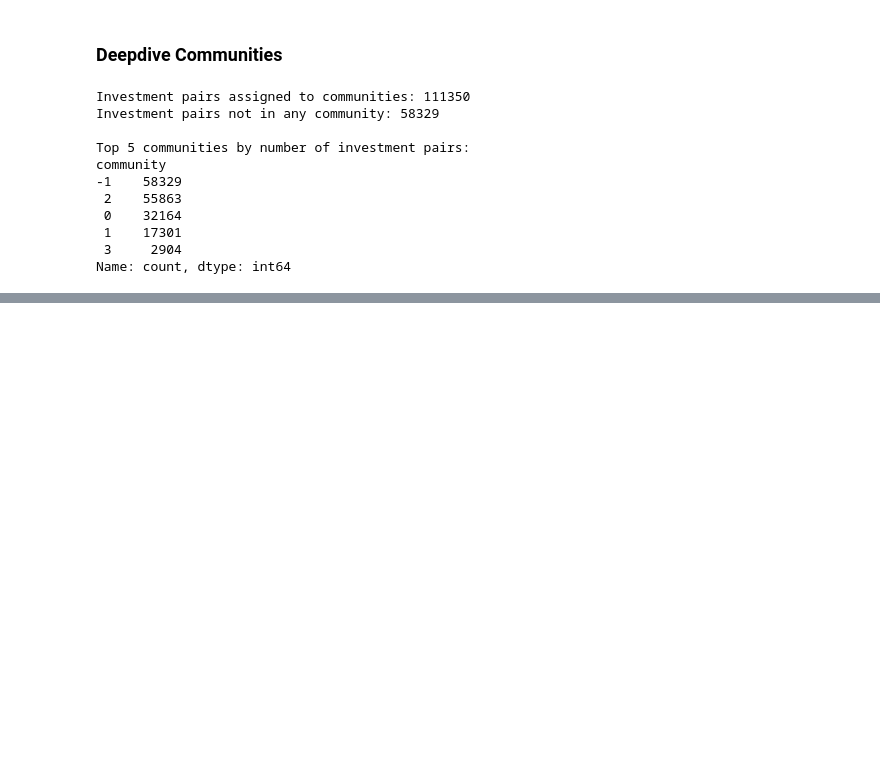
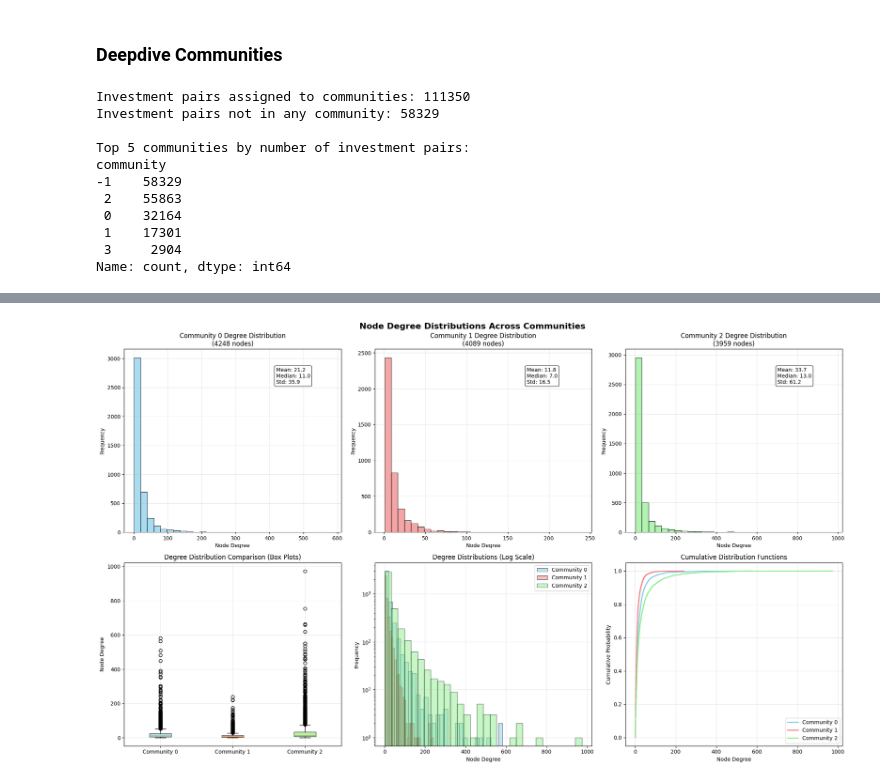
Before and after one commit to joaomelga/innovation-networks-exploration, a Jupyter notebook: analysis/vc-bipartite-network/vc_bipartite_explore_communities.ipynb, the cells around one changed output, grey strips where cells are left out. Drawn from its saved outputs; the diff is of its cells as text; code cells hidden in the pictures; blank space fills up the shorter version.

```diff
--- a/analysis/vc-bipartite-network/vc_bipartite_explore_communities.ipynb
+++ b/analysis/vc-bipartite-network/vc_bipartite_explore_communities.ipynb
@@ -603,0 +1313,77 @@ for column in categorical_columns:
+# %%
+# Create comprehensive degree distribution plots
+fig, axes = plt.subplots(2, 3, figsize=(20, 12))
+fig.suptitle('Node Degree Distributions Across Communities', fontsize=16, fontweight='bold')
+
+# Flatten axes for easier indexing
+axes_flat = axes.flatten()
+
+# Colors for each community
+colors = ['skyblue', 'lightcoral', 'lightgreen']
+
+# Plot 1: Histograms for each community
+for i, comm_id in enumerate(communities_of_interest):
+    ax = axes_flat[i]
+    degrees = community_degree_distributions[comm_id]
+
+    # Create histogram
+    ax.hist(degrees, bins=30, alpha=0.7, color=colors[i], edgecolor='black')
+    ax.set_title(f'Community {comm_id} Degree Distribution\n({len(degrees)} nodes)')
+    ax.set_xlabel('Node Degree')
+    ax.set_ylabel('Frequency')
+    ax.grid(True, alpha=0.3)
+
+    # Add statistics text box
+    stats_text = f'Mean: {np.mean(degrees):.1f}\nMedian: {np.median(degrees):.1f}\nStd: {np.std(degrees):.1f}'
+    ax.text(0.7, 0.9, stats_text, transform=ax.transAxes,
+            bbox=dict(boxstyle='round', facecolor='white', alpha=0.8),
+            verticalalignment='top')
+
+# Plot 4: Comparison of degree distributions (box plots)
+ax = axes_flat[3]
+degree_data = [community_degree_distributions[comm_id] for comm_id in communities_of_interest]
+labels = [f'Community {comm_id}' for comm_id in communities_of_interest]
+
+bp = ax.boxplot(degree_data, labels=labels, patch_artist=True)
+for patch, color in zip(bp['boxes'], colors):
+    patch.set_facecolor(color)
+    patch.set_alpha(0.7)
+
+ax.set_title('Degree Distribution Comparison (Box Plots)')
+ax.set_ylabel('Node Degree')
+ax.grid(True, alpha=0.3)
+
+# Plot 5: Log-scale histograms (to better see heavy tails)
+ax = axes_flat[4]
+for i, comm_id in enumerate(communities_of_interest):
+    degrees = community_degree_distributions[comm_id]
+    ax.hist(degrees, bins=30, alpha=0.5, label=f'Community {comm_id}',
+            color=colors[i], edgecolor='black')
+
+ax.set_title('Degree Distributions (Log Scale)')
+ax.set_xlabel('Node Degree')
+ax.set_ylabel('Frequency')
+ax.set_yscale('log')
+ax.legend()
+ax.grid(True, alpha=0.3)
+
+# Plot 6: Cumulative distribution functions
+ax = axes_flat[5]
+for i, comm_id in enumerate(communities_of_interest):
+    degrees = np.array(community_degree_distributions[comm_id])
+    degrees_sorted = np.sort(degrees)
+    cdf = np.arange(1, len(degrees_sorted) + 1) / len(degrees_sorted)
+
+    ax.plot(degrees_sorted, cdf, label=f'Community {comm_id}',
+            color=colors[i], linewidth=2)
+
+ax.set_title('Cumulative Distribution Functions')
+ax.set_xlabel('Node Degree')
+ax.set_ylabel('Cumulative Probability')
+ax.legend()
+ax.grid(True, alpha=0.3)
+
+plt.tight_layout()
+plt.show()
+# %% [output]
+[figure, added]
```
Also changed, not shown: parts of 25 cells of this notebook.
